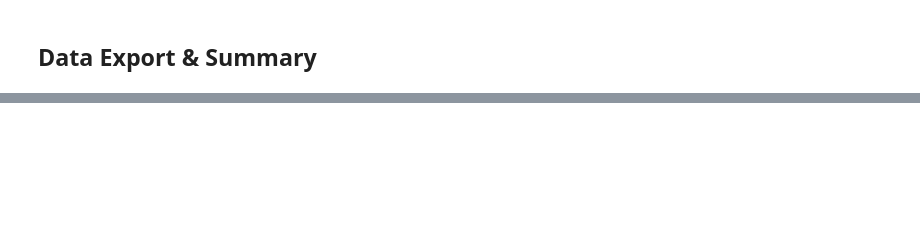
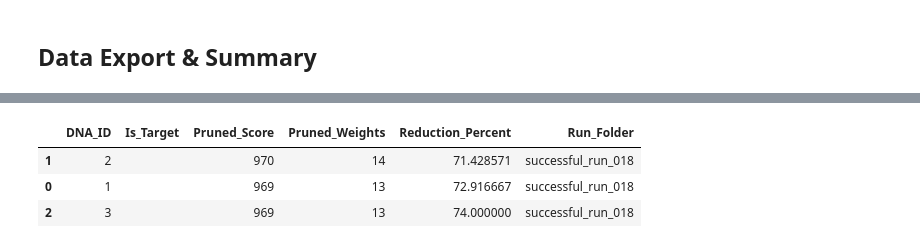
Before and after one commit to stevenwendel/bg, a Jupyter notebook: analyze_multiple_ga_results.ipynb, the cells around one changed output, grey strips where cells are left out. Saved outputs shown, nothing was run; the diff lists cells and outputs as text; code cells hidden in the pictures; blank space fills up the shorter version.

```diff
--- a/analyze_multiple_ga_results.ipynb
+++ b/analyze_multiple_ga_results.ipynb
@@ -41,10 +41,10 @@ print("✅ All imports successful")
 ## Configuration
 # %%
 # Configuration
-RESULTS_FOLDER = "results/continuous_runs_H_opt4_thresh970_20250831_091817/successful_run_001"  # Change this to your results folder
+RESULTS_FOLDER = "results/continuous_runs_H_opt4_thresh970_20250902_173402/successful_run_018"  # Change this to your results folder
 SCORE_THRESHOLD = 970  # Minimum score threshold for DNA selection
 PRUNING_THRESHOLD = 975  # Minimum score to maintain during pruning
-MAX_DNAS_TO_PROCESS = 10  # Limit number of DNAs to prevent overwhelming
+MAX_DNAS_TO_PROCESS = 3  # Limit number of DNAs to prevent overwhelming
 
 # Duplicate removal options (Step 1)
 REMOVE_EXACT_DUPLICATES = True  # Remove DNAs with identical vectors
@@ -474,0 +294,5 @@ def prune_dna_vectors(high_scoring_dnas, pruning_threshold):
+# %%
+# DNA pruning functions are now imported from weight_pruning module
+# See weight_pruning.py for the GenerationBasedPruner class implementation
+pruned_results, successful_vectors = prune_dna_vectors(high_scoring_dnas, PRUNING_THRESHOLD,
+                                                      method="fast_greedy", score_tolerance=10)
@@ -1147,7 +980,7 @@ else:
 # %% [markdown]
 ## Data Export & Summary
 # %%
-# Save all results for later use
+# Save all results for later use, including target DNAs
 if pruned_results:
     timestamp = time.strftime("%Y%m%d_%H%M%S")
     export_file = f"multiple_ga_analysis_{timestamp}.pkl"
@@ -1157,10 +990,12 @@ if pruned_results:
             'results_folder': RESULTS_FOLDER,
             'score_threshold': SCORE_THRESHOLD,
             'pruning_threshold': PRUNING_THRESHOLD,
-            'max_dnas_processed': MAX_DNAS_TO_PROCESS
+            'max_dnas_processed': MAX_DNAS_TO_PROCESS,
+            'max_pruned_weights': MAX_PRUNED_WEIGHTS
         },
         'high_scoring_dnas': high_scoring_dnas,
         'pruned_results': pruned_results,
+        'target_dnas': target_dnas,  # Add target DNAs to export
         'simulation_results': simulation_results,
         'timestamp': timestamp
     }
@@ -1170,11 +1005,25 @@ if pruned_results:
 
     print(f"💾 All results exported to: {export_file}")
 
-    # Create summary DataFrame
+    # Create summary DataFrame for all pruned results
     summary_data = []
     for i, result in enumerate(pruned_results):
+        is_target = target_dnas and result in target_dnas
+
+        # Handle different original_dna formats
+        orig_dna = result['original_dna']
+        if isinstance(orig_dna, dict):
+            run_folder = orig_dna.get('run_folder', 'Unknown')
+            generation = orig_dna.get('generation', 'Unknown')
+            process_id = orig_dna.get('process_id', 'Unknown')
+        else:
+            run_folder = 'Unknown'
+            generation = 'Unknown'
+            process_id = 'Unknown'
+
         summary_data.append({
             'DNA_ID': i + 1,
+            'Is_Target': '🎯' if is_target else '',
             'Original_Score': result['original_score'],
             'Pruned_Score': result['pruned_score'],
             'Exp_Score': result['final_exp_score'],
@@ -1183,9 +1032,9 @@ if pruned_results:
             'Pruned_Weights': result['pruned_nonzero'],
             'Weights_Removed': result['weights_removed'],
             'Reduction_Percent': result['weights_removed'] / result['original_nonzero'] * 100,
-            'Run_Folder': result['original_dna']['run_folder'],
-            'Generation': result['original_dna']['generation'],
-            'Process_ID': result['original_dna']['process_id']
+            'Run_Folder': run_folder,
+            'Generation': generation,
+            'Process_ID': process_id
         })
 
     summary_df = pd.DataFrame(summary_data)
@@ -1195,6 +1044,7 @@ if pruned_results:
     print(f"Results folder analyzed: {RESULTS_FOLDER}")
     print(f"High-scoring DNAs found: {len(high_scoring_dnas)} (threshold: {SCORE_THRESHOLD})")
     print(f"Successfully pruned: {len(pruned_results)}")
+    print(f"TARGET DNAs found: {len(target_dnas)} (score >= {PRUNING_THRESHOLD}, weights <= {MAX_PRUNED_WEIGHTS})")
     print(f"Average weight reduction: {summary_df['Reduction_Percent'].mean():.1f}%")
     print(f"Best pruned score: {summary_df['Pruned_Score'].max()}")
     print(f"Most efficient (fewest weights): {summary_df['Pruned_Weights'].min()} weights")
@@ -1208,10 +1058,50 @@ if pruned_results:
 
     # Display top results
     print("\n🏆 Top 10 Results by Pruned Score:")
-    display(summary_df.nlargest(10, 'Pruned_Score')[['DNA_ID', 'Pruned_Score', 'Pruned_Weights', 'Reduction_Percent', 'Run_Folder']])
+    display(summary_df.nlargest(10, 'Pruned_Score')[['DNA_ID', 'Is_Target', 'Pruned_Score', 'Pruned_Weights', 'Reduction_Percent', 'Run_Folder']])
 
     print("\n🎯 Most Efficient (Fewest Final Weights):")
-    display(summary_df.nsmallest(10, 'Pruned_Weights')[['DNA_ID', 'Pruned_Score', 'Pruned_Weights', 'Reduction_Percent', 'Run_Folder']])
+    display(summary_df.nsmallest(10, 'Pruned_Weights')[['DNA_ID', 'Is_Target', 'Pruned_Score', 'Pruned_Weights', 'Reduction_Percent', 'Run_Folder']])
+
+    # Show target DNA summary if any found
+    if target_dnas:
+        # Create summary for target DNAs with safe field access
+        target_summary = []
+        for i, target in enumerate(target_dnas):
+            orig_dna = target['original_dna']
+            if isinstance(orig_dna, dict):
+                run_folder = orig_dna.get('run_folder', 'Successful Vector')
+                generation = orig_dna.get('generation', orig_dna.get('pass', 'Unknown'))
+            else:
+                run_folder = 'Unknown'
+                generation = 'Unknown'
+
+            target_summary.append({
+                'Target_ID': i + 1,
+                'Pruned_Score': target['pruned_score'],
+                'Pruned_Weights': target['pruned_nonzero'],
+                'Reduction_Percent': target['weights_removed'] / target['original_nonzero'] * 100 if target['original_nonzero'] > 0 else 0,
+                'Run_Folder': run_folder,
+                'Generation': generation
+            })
+
+        target_df = pd.DataFrame(target_summary)
+        print(f"\n🎯 TARGET DNAs ({len(target_dnas)} found):")
+        display(target_df)
+
+        # Save target DNAs separately
+        target_file = f"target_dnas_{timestamp}.pkl"
+        with open(target_file, 'wb') as f:
+            pickle.dump({
+                'target_dnas': target_dnas,
+                'criteria': {
+                    'min_score': PRUNING_THRESHOLD,
+                    'max_weights': MAX_PRUNED_WEIGHTS
+                },
+                'timestamp': timestamp
+            }, f)
+        print(f"🎯 Target DNAs saved separately to: {target_file}")
 
 else:
     print("❌ No results to export")
+# %% [output]
@@ -1217,0 +1125,4 @@ else:
+|  | DNA_ID | Is_Target | Pruned_Score | Pruned_Weights | Reduction_Percent | Run_Folder |
+| 1 | 2 |  | 970 | 14 | 71.428571 | successful_run_018 |
+| 0 | 1 |  | 969 | 13 | 72.916667 | successful_run_018 |
+| 2 | 3 |  | 969 | 13 | 74.000000 | successful_run_018 |
```
Also changed, not shown: parts of 14 cells of this notebook, 30 other files.
